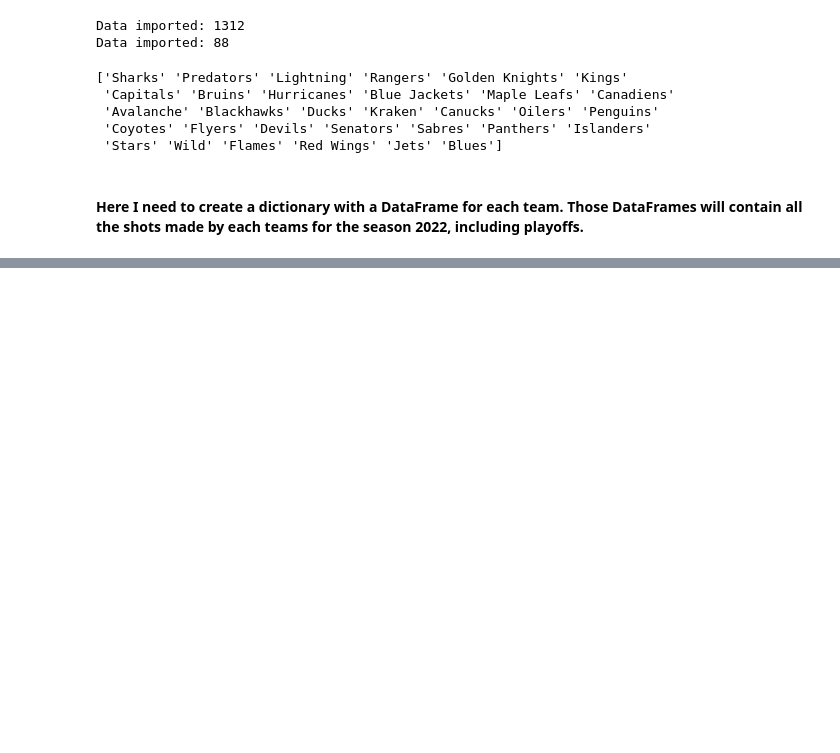
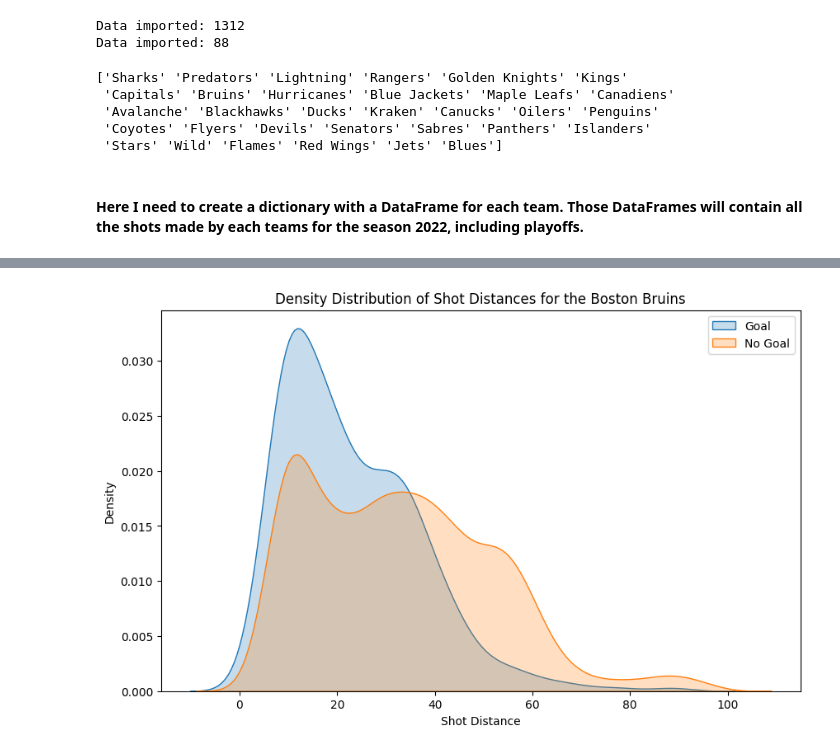
Before and after one commit to Seet-git/FT6758-NHL_A11, a Jupyter notebook: NHL_DataExploration.ipynb, the cells around one changed output, grey strips where cells are left out. Saved outputs shown, nothing was run; the diff lists cells and outputs as text; code cells hidden in the pictures; blank space fills up the shorter version.

Commit message:
Ajout de code sous Visualisation Avancé
Étude de densité des tirs des équipes selon KDE (Kernel Density Estimate)

```diff
--- a/NHL_DataExploration.ipynb
+++ b/NHL_DataExploration.ipynb
@@ -271,3 +273,25 @@ team_shots_dfs['Sharks'].head()
 | 6 | 2022020001 | REG | 1/3 | 2022-10-07 18:04:19+00:00 | 1551 | Sharks | shot-on-goal | ... |
 | 7 | 2022020001 | REG | 1/3 | 2022-10-07 18:04:44+00:00 | 1551 | Sharks | shot-on-goal | ... |
 | 10 | 2022020001 | REG | 1/3 | 2022-10-07 18:08:08+00:00 | 1541 | Sharks | shot-on-goal | ... |
+# %%
+# Create a new column for goal (1) and non-goal (0)
+df = team_shots_dfs['Bruins'].copy()
+df['isGoal'] = np.where(df['typeDescKey'] == 'shot-on-goal', 0, 1)
+
+# Set up the figure
+plt.figure(figsize=(10, 6))
+
+# Plot KDEs for goals and non-goals
+sns.kdeplot(df[df['isGoal'] == 1]['shotDistance'], label='Goal', fill=True)
+sns.kdeplot(df[df['isGoal'] == 0]['shotDistance'], label='No Goal', fill=True)
+
+# Label the plot
+plt.title('Density Distribution of Shot Distances for the Boston Bruins')
+plt.xlabel('Shot Distance')
+plt.ylabel('Density')
+plt.legend()
+
+# Show plot
+plt.show()
+# %% [output]
+[figure, added]
```
Also changed, not shown: parts of 2 cells of this notebook.
